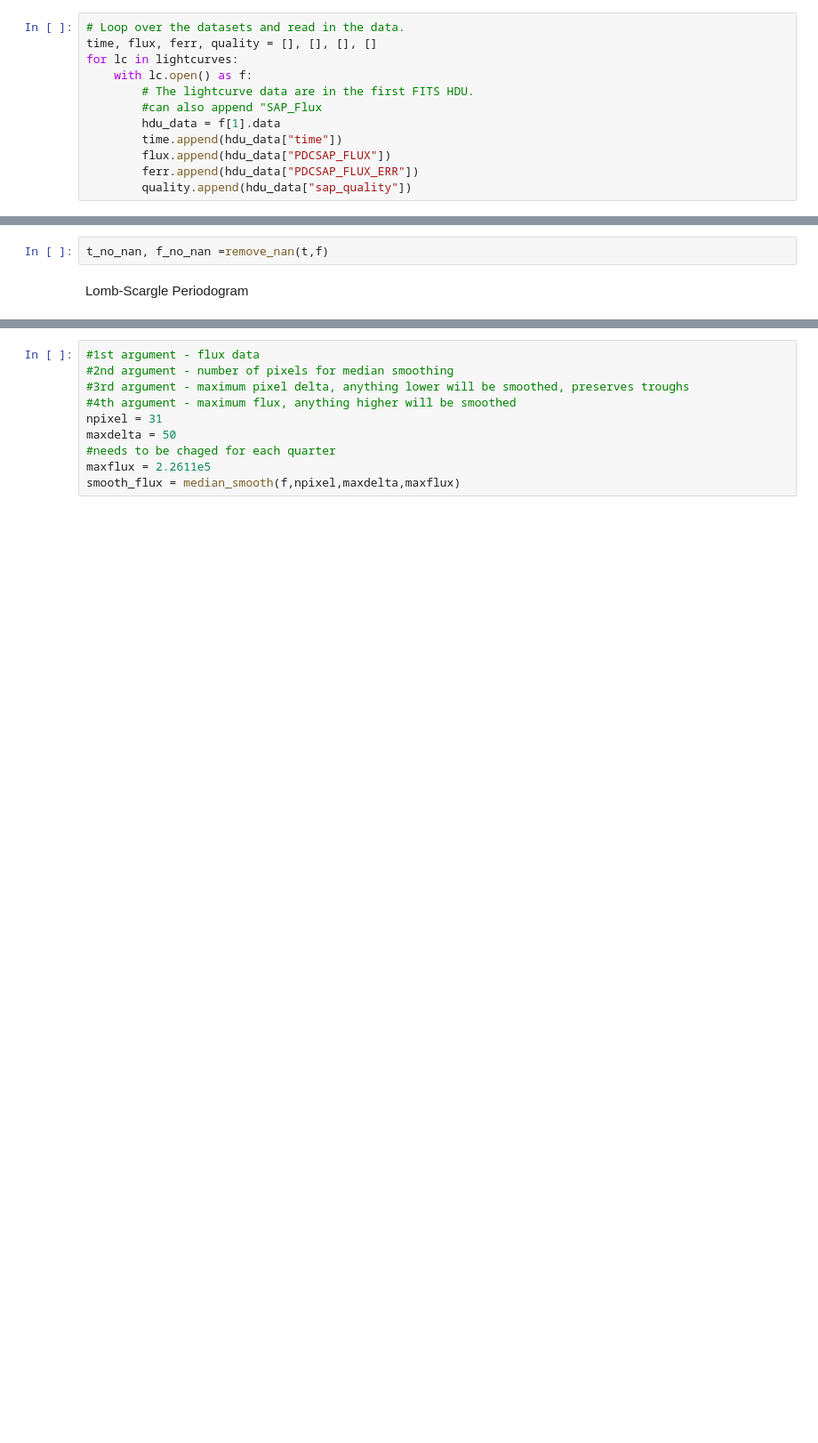
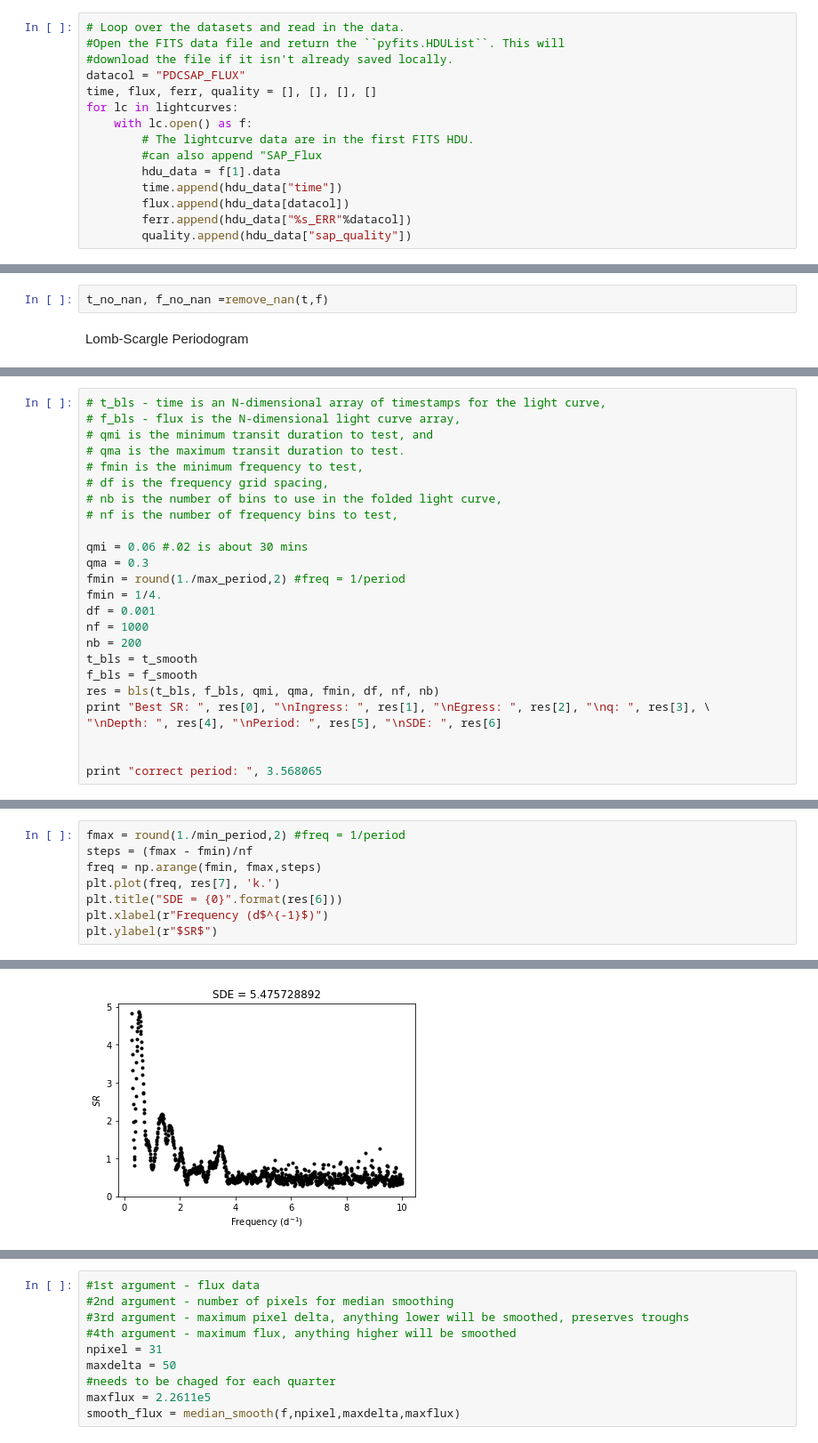
Before and after one commit to ruben-santana/Astro-Research, a Jupyter notebook: KOI/KOI -265/KOI-265.ipynb, the cells around one changed output, grey strips where cells are left out. Shown at 89% size. Cells and saved outputs as stored; diff of their text form; blank space fills up the shorter version.

```diff
--- a/KOI/KOI -265/KOI-265.ipynb
+++ b/KOI/KOI -265/KOI-265.ipynb
@@ -243,6 +371,9 @@ Kepler ID  12024120
 Getting Like Curve Data
 # %%
 # Loop over the datasets and read in the data.
+#Open the FITS data file and return the ``pyfits.HDUList``. This will
+#download the file if it isn't already saved locally.
+datacol = "PDCSAP_FLUX"
 time, flux, ferr, quality = [], [], [], []
 for lc in lightcurves:
     with lc.open() as f:
@@ -250,8 +381,8 @@ for lc in lightcurves:
         #can also append "SAP_Flux
         hdu_data = f[1].data
         time.append(hdu_data["time"])
-        flux.append(hdu_data["PDCSAP_FLUX"])
-        ferr.append(hdu_data["PDCSAP_FLUX_ERR"])
+        flux.append(hdu_data[datacol])
+        ferr.append(hdu_data["%s_ERR"%datacol])
         quality.append(hdu_data["sap_quality"])
 # %% [markdown]
 Initial Plot of Data
@@ -320,0 +518,25 @@ Half the found period. 6.63179866576
+# %%
+# t_bls - time is an N-dimensional array of timestamps for the light curve,
+# f_bls - flux is the N-dimensional light curve array,
+# qmi is the minimum transit duration to test, and
+# qma is the maximum transit duration to test.
+# fmin is the minimum frequency to test,
+# df is the frequency grid spacing,
+# nb is the number of bins to use in the folded light curve,
+# nf is the number of frequency bins to test,
+
+qmi = 0.06 #.02 is about 30 mins
+qma = 0.3
+fmin = round(1./max_period,2) #freq = 1/period
+fmin = 1/4.
+df = 0.001
+nf = 1000
+nb = 200
+t_bls = t_smooth
+f_bls = f_smooth
+res = bls(t_bls, f_bls, qmi, qma, fmin, df, nf, nb)
+print "Best SR: ", res[0], "\nIngress: ", res[1], "\nEgress: ", res[2], "\nq: ", res[3], \
+"\nDepth: ", res[4], "\nPeriod: ", res[5], "\nSDE: ", res[6]
+
+
+print "correct period: ", 3.568065
@@ -320,0 +554,9 @@ Half the found period. 6.63179866576
+# %%
+fmax = round(1./min_period,2) #freq = 1/period
+steps = (fmax - fmin)/nf
+freq = np.arange(fmin, fmax,steps)
+plt.plot(freq, res[7], 'k.')
+plt.title("SDE = {0}".format(res[6]))
+plt.xlabel(r"Frequency (d$^{-1}$)")
+plt.ylabel(r"$SR$")
+# %% [output]
@@ -320,0 +564 @@ Half the found period. 6.63179866576
+[figure, added]
```
Also changed, not shown: parts of 43 cells of this notebook, 1 other file.
